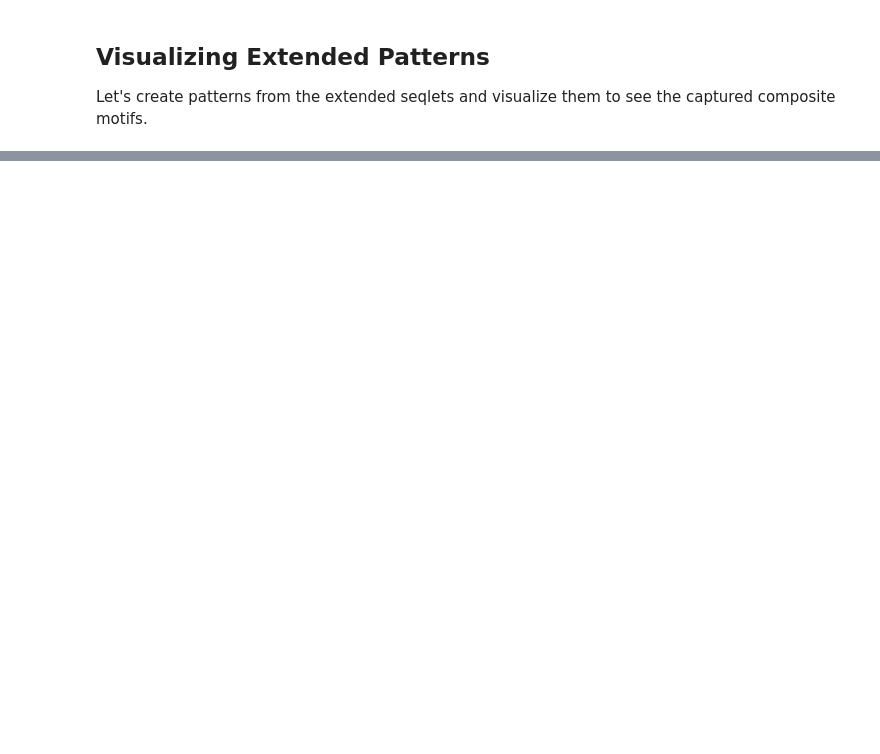
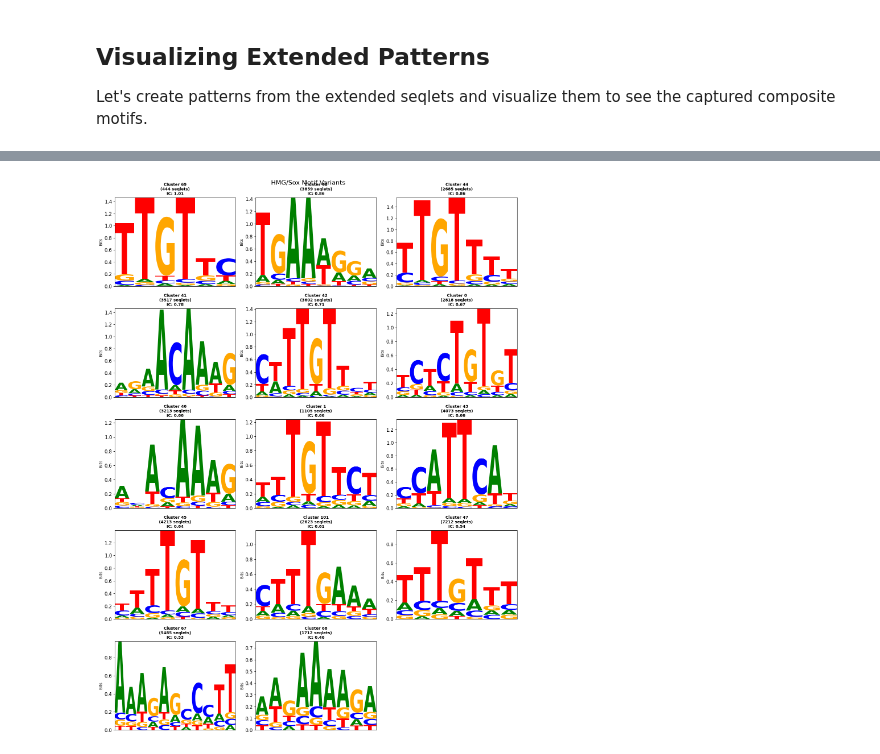
Before and after one commit to aertslab/TF-MInDi, a Jupyter notebook: docs/notebooks/04_distance_bias_detection.ipynb, the cells around one changed output, grey strips where cells are left out. Drawn from its saved outputs; the diff is of its cells as text; code cells hidden in the pictures; blank space fills up the shorter version.

```diff
--- a/docs/notebooks/04_distance_bias_detection.ipynb
+++ b/docs/notebooks/04_distance_bias_detection.ipynb
@@ -180,3 +226,16 @@ Creating patterns for 66 clusters...
+# %%
+# Let's inspect all assigned MADS box variants
+tm.pl.dbd_cluster_logos(
+    patterns_extended,
+    dbd_name="HMG/Sox",
+    ic_threshold=0.2,  # nucleotides in pattern below this will be trimmed
+    min_nucleotides=4,  # ignore trimmed patterns less than 4 nucleotides (heterogeneous clusters)
+    ncols=3,
+    width=15,
+    height=20,
+)
+# %% [output]
+[figure, added]
 # %%
 # Visualize extended patterns on t-SNE
 tm.pl.tsne_logos(
```
Also changed, not shown: parts of 15 cells of this notebook.
